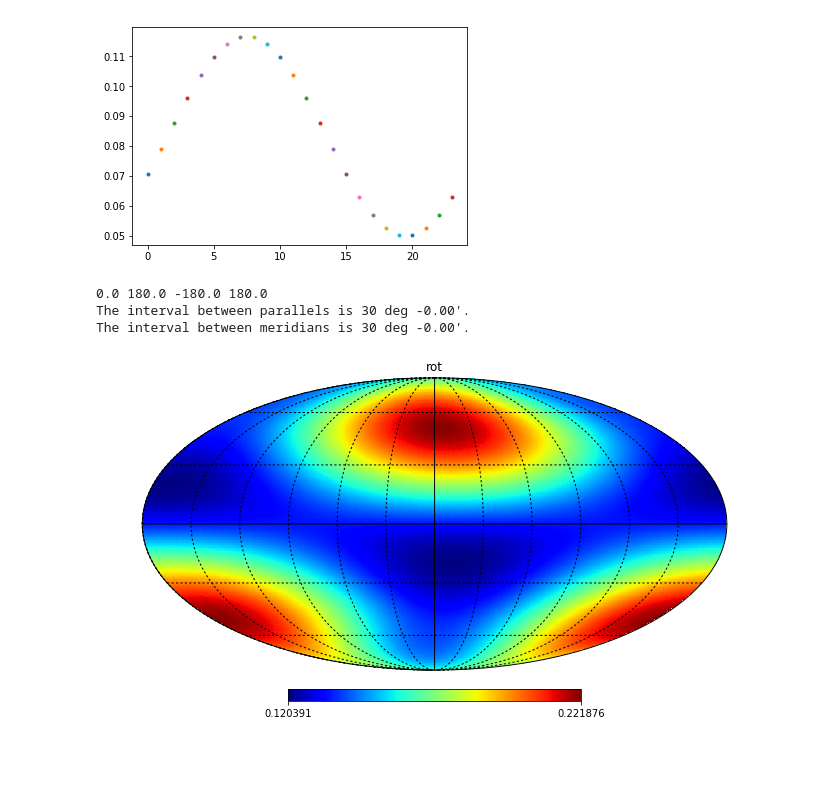
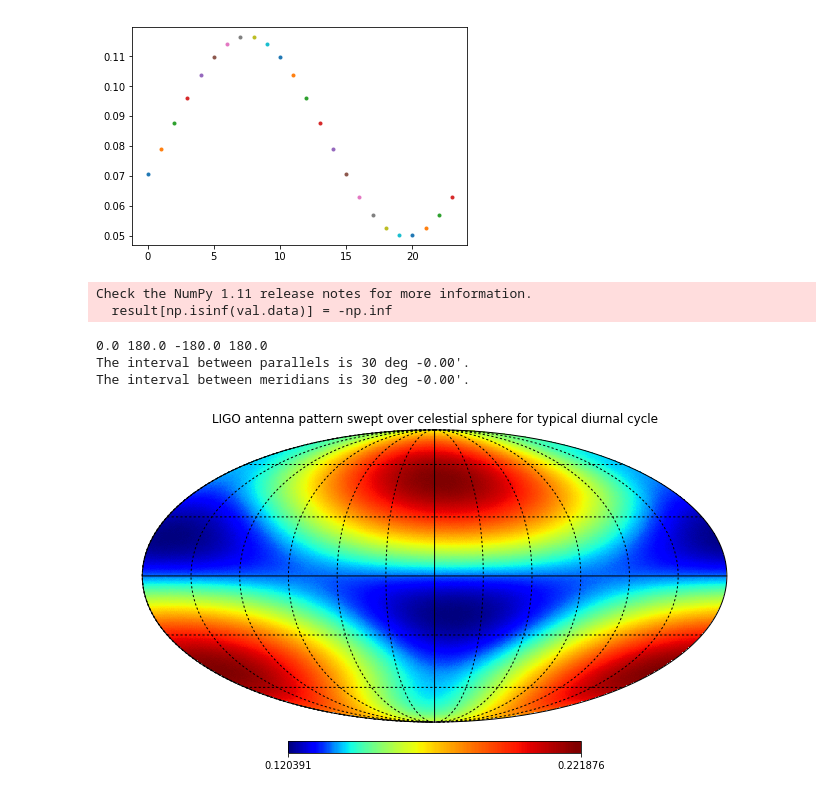
Before and after one commit to kperezsa/BNS-MergerRates, a Jupyter notebook: LIGO probability maps.ipynb, the cells around one changed output. Drawn from its saved outputs; the diff is of its cells as text; code cells hidden in the pictures; blank space fills up the shorter version.

Commit message:
new title

```diff
--- a/LIGO probability maps.ipynb
+++ b/LIGO probability maps.ipynb
@@ -88,12 +88,14 @@ def rotateMap(angle):
 # %%
 sumMap=chenMap*pOperation[0]
 for i in range(1,24):
     sumMap=sumMap+rotateMap(i)
 dayMap=sumMap/24
-hp.mollview(dayMap, title="rot",flip='geo',cmap=cool_cmap)
+hp.mollview(dayMap, title="LIGO antenna pattern swept over celestial sphere for typical diurnal cycle",flip='geo',cmap=cool_cmap,norm='hist')
 hp.graticule()
 # %% [output]
-0.0 180.0 -180.0 180.0
-The interval between parallels is 30 deg -0.00'.
-The interval between meridians is 30 deg -0.00'.
+Check the NumPy 1.11 release notes for more information.
+  result[np.isinf(val.data)] = -np.inf
+0.0 180.0 -180.0 180.0
+The interval between parallels is 30 deg -0.00'.
+The interval between meridians is 30 deg -0.00'.
-[figure, old version]
+[figure, new version]
```
